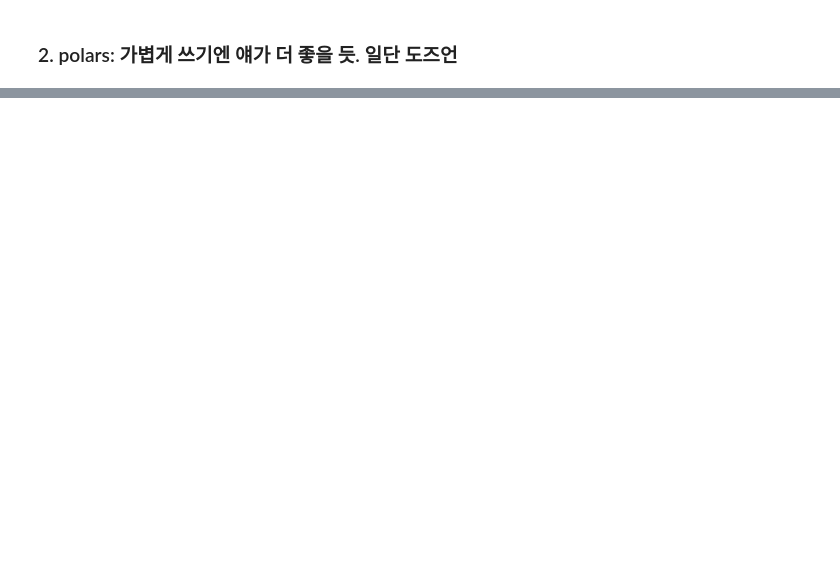
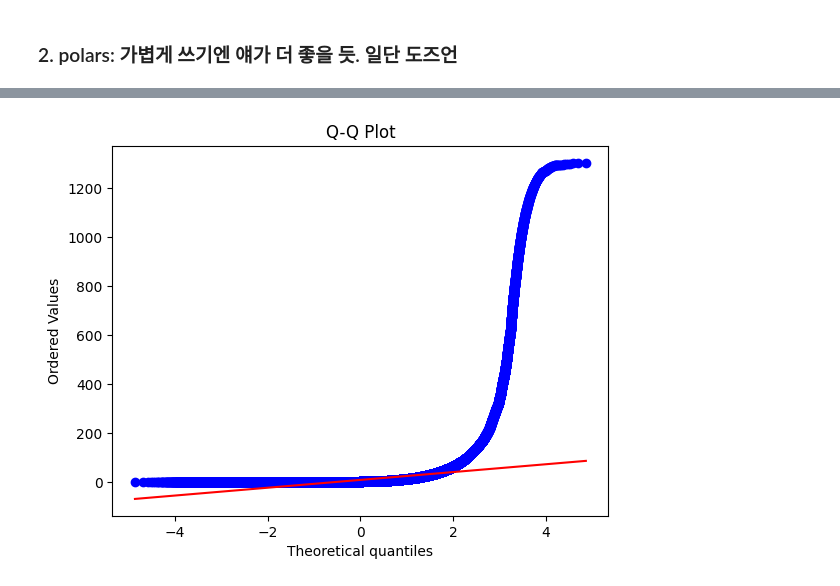
Before and after one commit to zeongzaehoon/mlops, a Jupyter notebook: train/snip.ipynb, the cells around one changed output, grey strips where cells are left out. Drawn from its saved outputs; the diff is of its cells as text; code cells hidden in the pictures; blank space fills up the shorter version.

```diff
--- a/train/snip.ipynb
+++ b/train/snip.ipynb
@@ -20,11 +37,11 @@ con.execute(f"""CREATE TABLE data AS SELECT * FROM '{file_path}'""")
 ### 2. polars: 가볍게 쓰기엔 얘가 더 좋을 듯. 일단 도즈언
 # %%
 # read parquet file with polars
-df = pl.read_parquet(file_path)
+df_test = pl.read_parquet(file_path)
 
 # sort by seq for group by by sequence order
-df_sort = df.sort("seq")
-df_sort.head(20)
+df_test_sort = df_test.sort("seq")
+df_test_sort.head(20)
 # %% [output]
 shape: (20, 36)
 | sid | parentSid | device | urlId | url | seq | useless | fullReferStr | sessionId | uTurnPoint | interval | ... |
@@ -42,0 +313,8 @@ shape: (20, 36)
+# %%
+import matplotlib.pyplot as plt
+
+probplot(seq, dist="norm", plot=plt)
+plt.title("Q-Q Plot")
+plt.show()
+# %% [output]
+[figure, added]
```
Also changed, not shown: parts of 28 cells of this notebook, 27 other files.
